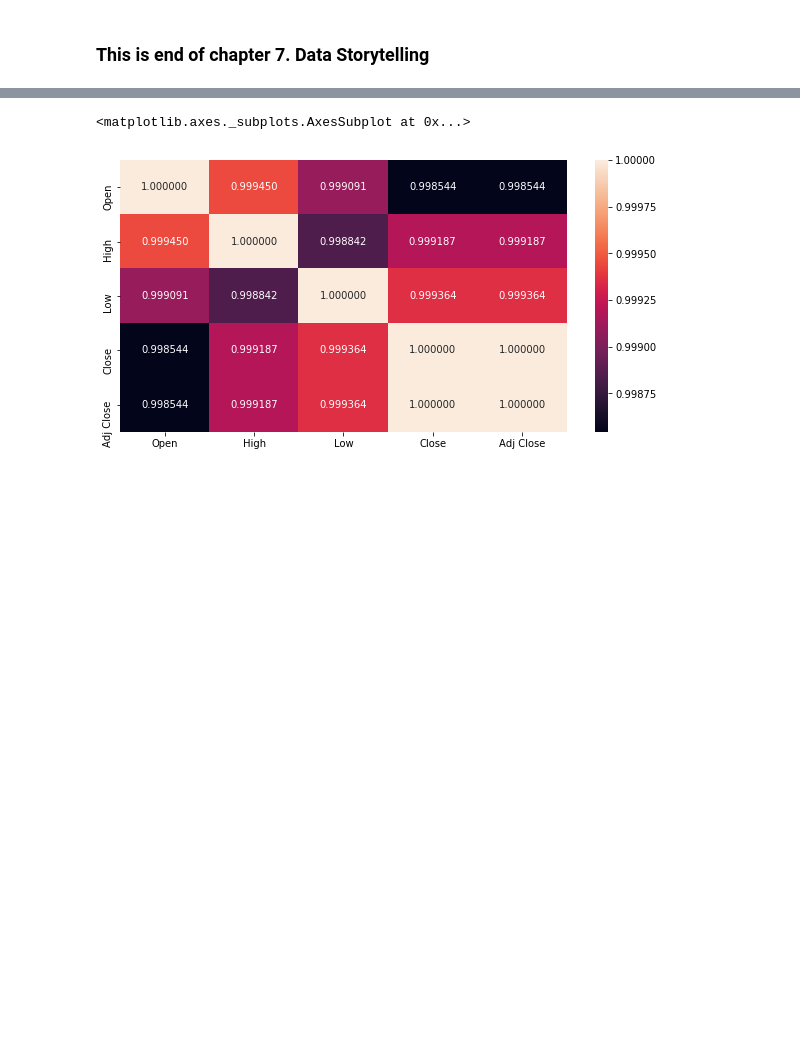
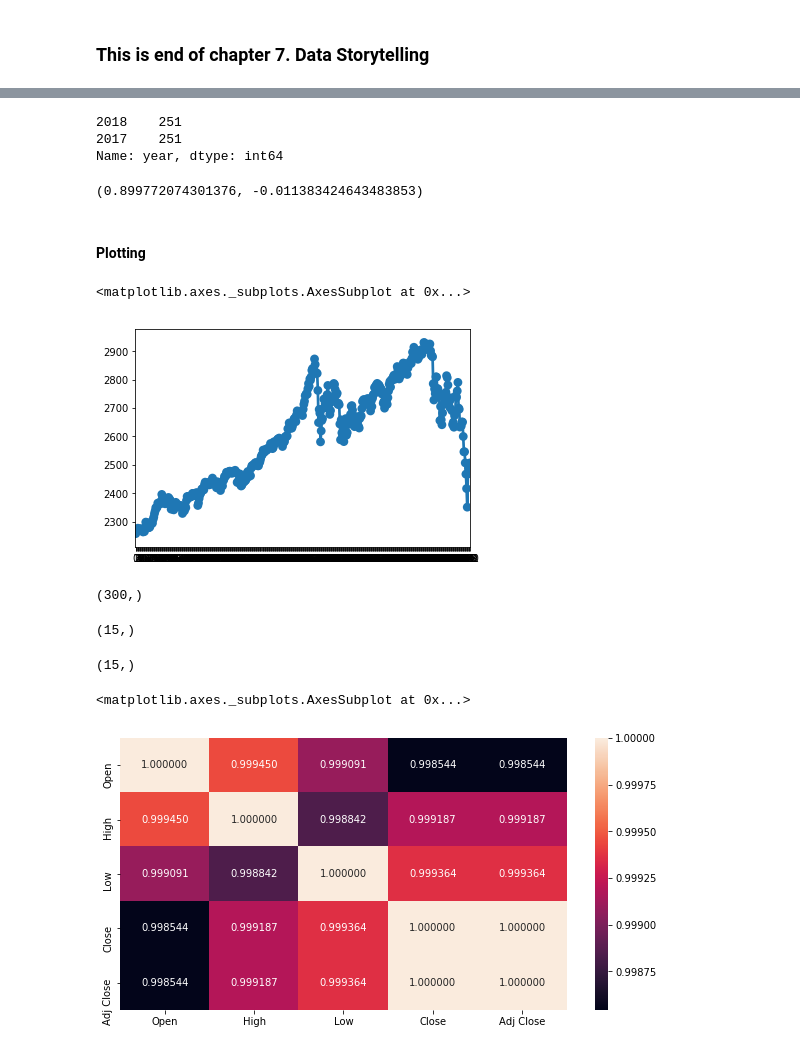
Before and after one commit to qnguyen1010/Springboard, a Jupyter notebook: SP500__Capstone1__QN.ipynb, the cells around one changed output, grey strips where cells are left out. Drawn from its saved outputs; the diff is of its cells as text; code cells hidden in the pictures; blank space fills up the shorter version.

```diff
--- a/SP500__Capstone1__QN.ipynb
+++ b/SP500__Capstone1__QN.ipynb
@@ -312,0 +337,8 @@ plt.show()
+# %%
+df1718 = df.loc[(df.year == 2017) | (df.year == 2018)]
+# %%
+df1718.year.value_counts()
+# %% [output]
+2018    251
+2017    251
+Name: year, dtype: int64
@@ -313,3 +393,46 @@ plt.show()
+# %%
+lin_reg_pred(df1718, 'Adj Close', 251, 270, 30)
+# %% [output]
+(0.899772074301376, -0.011383424643483853)
+# %% [markdown]
+#### Plotting
+# %%
+from sklearn.linear_model import LinearRegression
+from sklearn.metrics import r2_score
+
+# Training
+#y_train_pred = lin_reg_pred(df1718, 'Adj Close', 251, 300, 5)
+
+#sns.pointplot(x = [j for j in range(len(y_train_pred))], y = np.array(df1718['Adj Close'][:len(y_train_pred)]).reshape(300,))
+#sns.pointplot(x = [j for j in range(len(y_train_pred))], y = np.array(y_train_pred).reshape(300,))
+
+# Test
+y_test_pred = lin_reg_pred(df1718, 'Adj Close', 251, 300, 5)
+
+sns.pointplot(x = [j for j in range(len(df1718))], y = np.array(df1718['Adj Close']).reshape(len(df1718),))
+#sns.pointplot(x = [j for j in range(len(y_test_pred))], y = np.array(y_train_pred).reshape(300,))
+
+
+
+
+#df1718['Linear_Reg'] = y_train_pred
+#df1718.head()
+# %% [output]
+<matplotlib.axes._subplots.AxesSubplot at 0x...>
+[figure, added]
+# %%
+h = np.array(y_train_pred).reshape(300,)
+h.shape
+# %% [output]
+(300,)
+# %%
+(np.array(range(15))).shape
+# %% [output]
+(15,)
+# %%
+np.array(df['Adj Close'][:15]).shape
+# %% [output]
+(15,)
 # %%
 sub_df = df[['Open','High','Low','Close','Adj Close']]#.head(100)
 plt.figure(figsize=(10,5))
```
Also changed, not shown: parts of 13 cells of this notebook.
